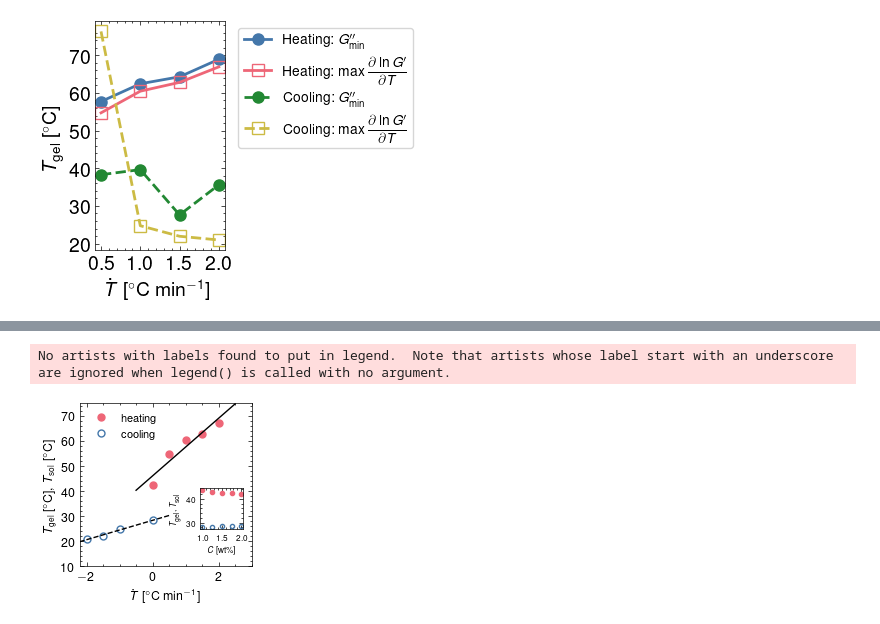
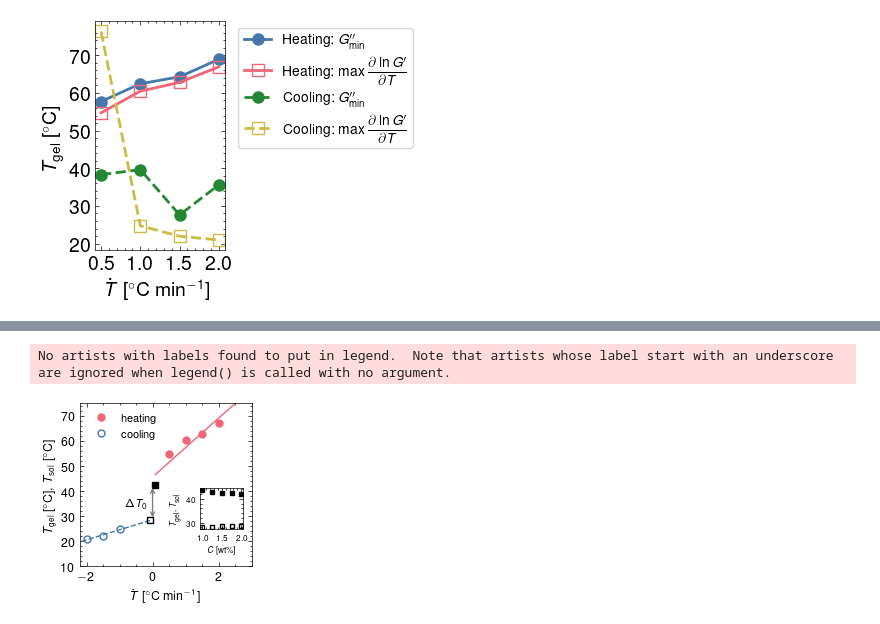
Before and after one commit to mirandi1/fracMC, a Jupyter notebook: notebooks/analysis_dmta_effect_of_rate_concentration.ipynb, the cells around one changed output, grey strips where cells are left out. Drawn from its saved outputs; the diff is of its cells as text; code cells hidden in the pictures.

```diff
--- a/notebooks/analysis_dmta_effect_of_rate_concentration.ipynb
+++ b/notebooks/analysis_dmta_effect_of_rate_concentration.ipynb
@@ -213,7 +225,7 @@ plt.style.use(['science', 'nature', 'bright'])
 colors = plt.rcParams['axes.prop_cycle'].by_key()['color']
 
 # List of CSV files
-files = ["mc_1-5_tempramp_10_1.csv", "mc_1-5_tempramp_10_1-5.csv", "mc_1-5_tempramp_10_2.csv"]
+files = ["../data/processed/dmta/mc_1-5_tempramp_10_1.csv", "../data/processed/dmta/mc_1-5_tempramp_10_1-5.csv", "../data/processed/dmta/mc_1-5_tempramp_10_2.csv"]
 T_ramp = ["$\dot{T}=1.0~^{\circ}$C min$^{-1}$", "$\dot{T}=1.5~^{\circ}$C min$^{-1}$", "$\dot{T}=2.0~^{\circ}$C min$^{-1}$"]  # Text labels for the plots
 
 # Function to detect file encoding
@@ -288,6 +300,9 @@ for idx, file in enumerate(files):
 axes[0].legend(fontsize=10, loc="lower left")
 
 plt.tight_layout()
-plt.savefig("dmta_effect_heatingrate_10rads.pdf")
+
+# ---------------- Save figure ----------------
+out_file = os.path.join(out_dir, "dmta_effect_heatingrate_10rads.pdf")
+plt.savefig(out_file, dpi=1200)
 plt.show()
 # %% [output]
@@ -297,6 +312,6 @@ Detected encoding for mc_1-5_tempramp_10_2.csv: UTF-16
 [figure]
 # %%
-files = ["mc_1-5_tempramp_10_0-5.csv", "mc_1-5_tempramp_10_1.csv", "mc_1-5_tempramp_10_1-5.csv", "mc_1-5_tempramp_10_2.csv"]
+files = ["../data/processed/dmta/mc_1-5_tempramp_10_0-5.csv", "../data/processed/dmta/mc_1-5_tempramp_10_1.csv", "../data/processed/dmta/mc_1-5_tempramp_10_1-5.csv", "../data/processed/dmta/mc_1-5_tempramp_10_2.csv"]
 T_ramp = ["$\dot{T}=\pm0.5~^{\circ}$C min$^{-1}$", "$\dot{T}=\pm1.0~^{\circ}$C min$^{-1}$", "$\dot{T}=\pm1.5~^{\circ}$C min$^{-1}$", "$\dot{T}=\pm2.0~^{\circ}$C min$^{-1}$"]  # Text labels for the plots
 
 # Create an empty list to store results
@@ -541,7 +529,7 @@ plt.style.use(['science', 'nature', 'retro'])
 colors = plt.rcParams['axes.prop_cycle'].by_key()['color']
 
 # --- Load data ---
-csv_file = "tan_alpha_heating_cooling_1_50.csv"
+csv_file = "../results/1.50/tan_alpha_heating_cooling_1_50.csv"
 df = pd.read_csv(csv_file)
 
 # --- Extract columns ---
@@ -637,7 +625,6 @@ plt.ylabel('$\\alpha(T)$ [rad]', fontsize=14)
 plt.legend(fontsize=10, frameon=True)
 plt.tick_params(labelsize=12)
 plt.tight_layout()
-plt.savefig("alpha_vs_T_GPR_logscale.pdf")
 plt.show()
 
 # ==========================================================
@@ -667,7 +654,6 @@ plt.ylabel('$V(T)$ [a.u.]', fontsize=14)
 plt.legend(fontsize=10, frameon=True)
 plt.tick_params(labelsize=12)
 plt.tight_layout()
-plt.savefig("V_vs_T_GPR_logscale.pdf")
 plt.show()
 
 # ==========================================================
@@ -689,7 +675,6 @@ plt.xlim(min(Th.min(), Tc.min()), max(Th.max(), Tc.max()))
 plt.legend(fontsize=10, frameon=True)
 plt.tick_params(labelsize=12)
 plt.tight_layout()
-plt.savefig("tan_delta_GPR_logscale.pdf")
 plt.show()
 
 print(T_max_H)
@@ -1123,8 +860,8 @@ plt.style.use(['science', 'nature', 'bright'])
 colors = plt.rcParams['axes.prop_cycle'].by_key()['color']
 
 # --- Ramp rates including zero-rate ---
-T_ramp_heating = [0] + T_ramp_numeric  # 0 and heating ramps
-T_ramp_cooling = [0] + [-r for r in T_ramp_numeric[1:]]  # 0 and cooling ramps, negative
+T_ramp_heating = [0.08] + T_ramp_numeric  # 0 and heating ramps
+T_ramp_cooling = [-0.08] + [-r for r in T_ramp_numeric[1:]]  # 0 and cooling ramps, negative
 
 # --- Corresponding Tgel values ---
 Tgel_heating_all = [Tgel_zero_H] + list(Tgel_heating)
@@ -1347,10 +943,24 @@ from matplotlib.ticker import MultipleLocator
 plt.figure(figsize=(2.33, 2.2))
 plt.plot(T_ramp_numeric, Tgel_heating, 'o', color=colors[1], ms=5, lw=2, label="heating")
 plt.plot(T_ramp_numeric_cooling[1:], Tgel_cooling[1:], 'o', fillstyle="none", color=colors[0], ms=5, lw=2, label="cooling")
-plt.plot(x_fit_heat, linear(x_fit_heat, *popt_H), '-', c="k")
-plt.plot(x_fit_cool, linear(x_fit_cool, *popt_C), '--', c="k")
-plt.plot(0, Tgel_zero_H, 'o', color=colors[1], ms=5)
-plt.plot(0, Tgel_zero_C, 'o', fillstyle="none", color=colors[0], ms=5)
+# Linear fits
+x_fit_heat = np.linspace(0.08, 2.5, 100)
+x_fit_cool = np.linspace(-0.08, -2.5, 100)
+plt.plot(x_fit_heat, linear(x_fit_heat, *popt_H),  '-', c=colors[1])
+plt.plot(x_fit_cool, linear(x_fit_cool, *popt_C), '--', c=colors[0])
+# Zero-rate references
+plt.plot(0.08, Tgel_zero_H, 's', color="k", ms=5)
+plt.plot(-0.08, Tgel_zero_C, 's', fillstyle="none", color="k", ms=5)
+
+# Add a double-headed arrow between heating and cooling
+plt.annotate(
+    '', xy=(0.0, Tgel_zero_H), xytext=(0.0, Tgel_zero_C),
+    arrowprops=dict(arrowstyle='<->', color='gray', lw=1)
+)
+
+# Optional: add text label near the arrow
+plt.text(-0.5, Tgel_zero_C + 5, '$\Delta T_{0}$', ha='center', va='bottom', fontsize=8)
+
 plt.ylim(10, 75)
 plt.xlim(-2.2, 3)
 plt.xticks(fontsize=9)
@@ -1361,37 +971,39 @@ plt.legend(fontsize=8, frameon=False)
 plt.tight_layout()
 
 # --- Data for inset ---
 x = [1.00, 1.25, 1.50, 1.75, 2.00]
 Tgel_points = [43.78, 43.00, 42.35, 42.61, 42.09]
 Conc_points = [28.10, 28.22, 28.34, 28.70, 28.70]
 
 # --- Add inset ---
 ax_inset = inset_axes(
     plt.gca(),
     width="25%", height="25%",
     loc="lower right",
     bbox_to_anchor=(-0.02, 0.20, 1, 1),  # (x_shift, y_shift, width, height)
     bbox_transform=plt.gca().transAxes,  # interpret shift in axes fraction (0–1)
 )
 
 # Plot both datasets
-ax_inset.plot(x, Tgel_points, 'o', color=colors[1])
-ax_inset.plot(x, Conc_points, 'o', fillstyle="none", color=colors[0])
+ax_inset.plot(x, Tgel_points, 's', color="k")
+ax_inset.plot(x, Conc_points, 's', fillstyle="none", color="k")
 
 # Style inset
 ax_inset.set_xlabel('$C$~[wt\%]', fontsize=6)
 ax_inset.set_ylabel('$T_{\\rm gel}$, $T_{\\rm sol}$', fontsize=6)
 
 ax_inset.xaxis.set_major_locator(MultipleLocator(0.5))
 
 ax_inset.tick_params(labelsize=6)
 ax_inset.legend(fontsize=6, frameon=False)
 
-plt.savefig("Tgel_vs_Tramp_with_inset_dual.pdf", bbox_inches="tight")
+# ---------------- Save figure ----------------
+out_file = os.path.join(out_dir, "Tgel_vs_Tramp_with_inset_dual.pdf")
+plt.savefig(out_file, bbox_inches="tight", dpi=1200)
 plt.show()
 # %% [output]
 No artists with labels found to put in legend.  Note that artists whose label start with an underscore are ignored when legend() is called with no argument.
-[figure, old version]
+[figure, new version]
 # %%
 # 1
 import pandas as pd
```
Also changed, not shown: parts of 19 cells of this notebook, 14 other files.
